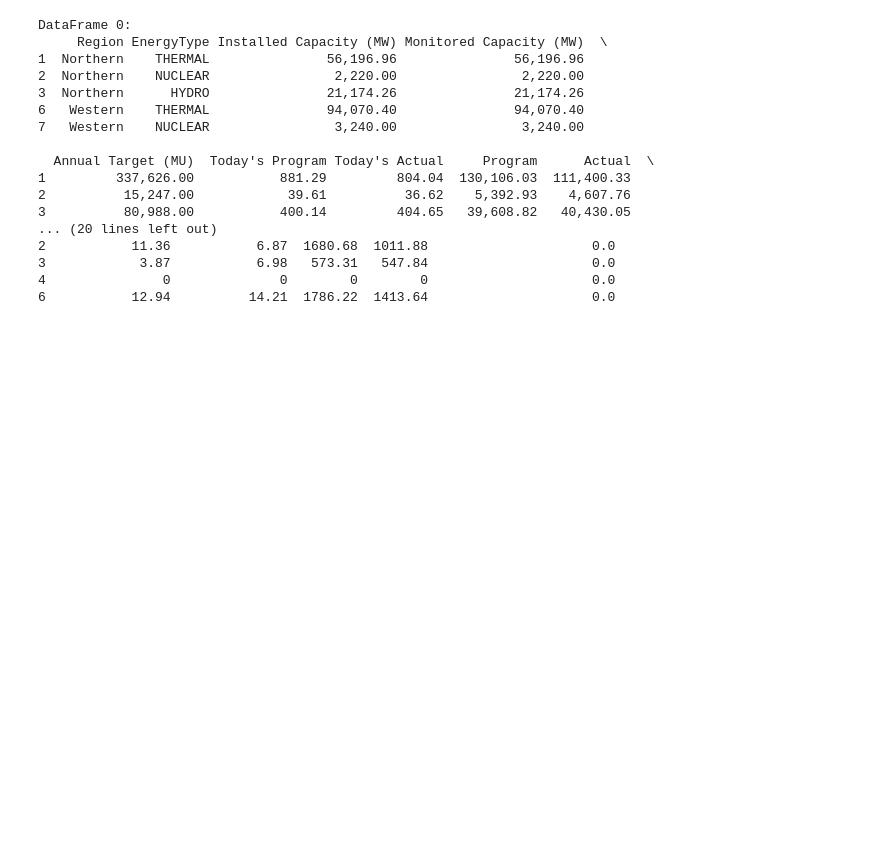
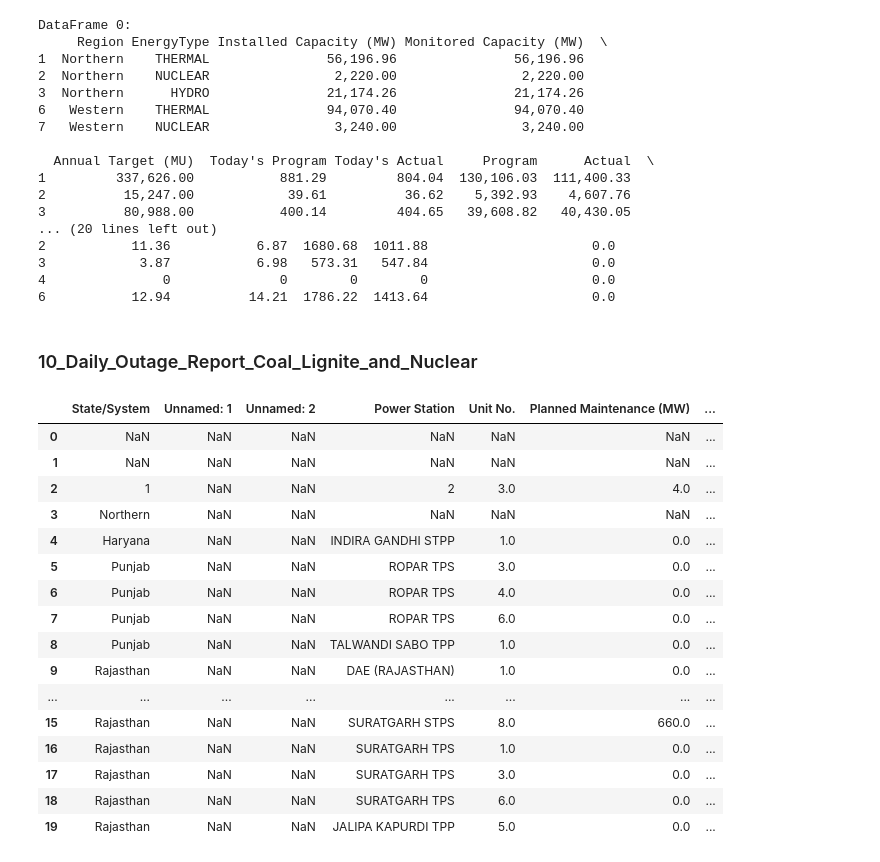
Before and after one commit to ntejha/PowerTrack, a Jupyter notebook: src/transformations/cea_transformations.ipynb, the cells around one changed output. Drawn from its saved outputs; the diff is of its cells as text; code cells hidden in the pictures; blank space fills up the shorter version.

```diff
--- a/src/transformations/cea_transformations.ipynb
+++ b/src/transformations/cea_transformations.ipynb
@@ -269,3 +271,29 @@ DataFrame 0:
 3            3.87           6.98   573.31   547.84                     0.0
 4               0              0        0        0                     0.0
 6           12.94          14.21  1786.22  1413.64                     0.0
+# %% [markdown]
+### 10_Daily_Outage_Report_Coal_Lignite_and_Nuclear
+# %%
+file_03 = "/home/ntejha/Projects/PowerTrack/data/raw/CEA/Daily/10_Daily_Outage_Report_Coal_Lignite_and_Nuclear.xlsx"
+
+df = pd.read_excel(file_03, skiprows=4)
+
+df.head(20)
+# %% [output]
+|  | State/System | Unnamed: 1 | Unnamed: 2 | Power Station | Unit No. | Planned Maintenance (MW) | ... |
+| 0 | NaN | NaN | NaN | NaN | NaN | NaN | ... |
+| 1 | NaN | NaN | NaN | NaN | NaN | NaN | ... |
+| 2 | 1 | NaN | NaN | 2 | 3.0 | 4.0 | ... |
+| 3 | Northern | NaN | NaN | NaN | NaN | NaN | ... |
+| 4 | Haryana | NaN | NaN | INDIRA GANDHI STPP | 1.0 | 0.0 | ... |
+| 5 | Punjab | NaN | NaN | ROPAR TPS | 3.0 | 0.0 | ... |
+| 6 | Punjab | NaN | NaN | ROPAR TPS | 4.0 | 0.0 | ... |
+| 7 | Punjab | NaN | NaN | ROPAR TPS | 6.0 | 0.0 | ... |
+| 8 | Punjab | NaN | NaN | TALWANDI SABO TPP | 1.0 | 0.0 | ... |
+| 9 | Rajasthan | NaN | NaN | DAE (RAJASTHAN) | 1.0 | 0.0 | ... |
+| ... | ... | ... | ... | ... | ... | ... | ... |
+| 15 | Rajasthan | NaN | NaN | SURATGARH STPS | 8.0 | 660.0 | ... |
+| 16 | Rajasthan | NaN | NaN | SURATGARH TPS | 1.0 | 0.0 | ... |
+| 17 | Rajasthan | NaN | NaN | SURATGARH TPS | 3.0 | 0.0 | ... |
+| 18 | Rajasthan | NaN | NaN | SURATGARH TPS | 6.0 | 0.0 | ... |
+| 19 | Rajasthan | NaN | NaN | JALIPA KAPURDI TPP | 5.0 | 0.0 | ... |
```
Also changed, not shown: parts of 10 cells of this notebook, 1 other file.
